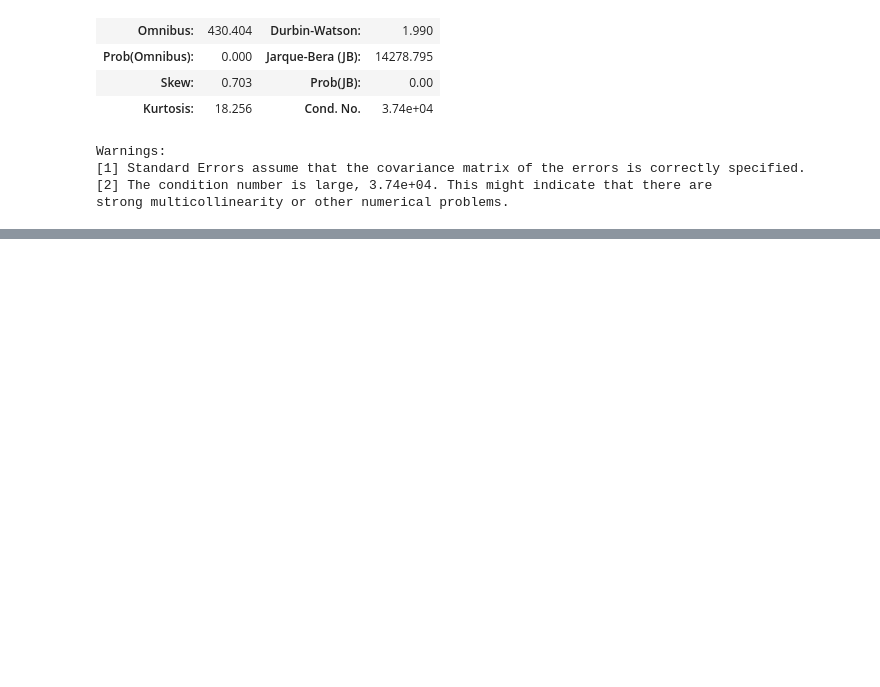
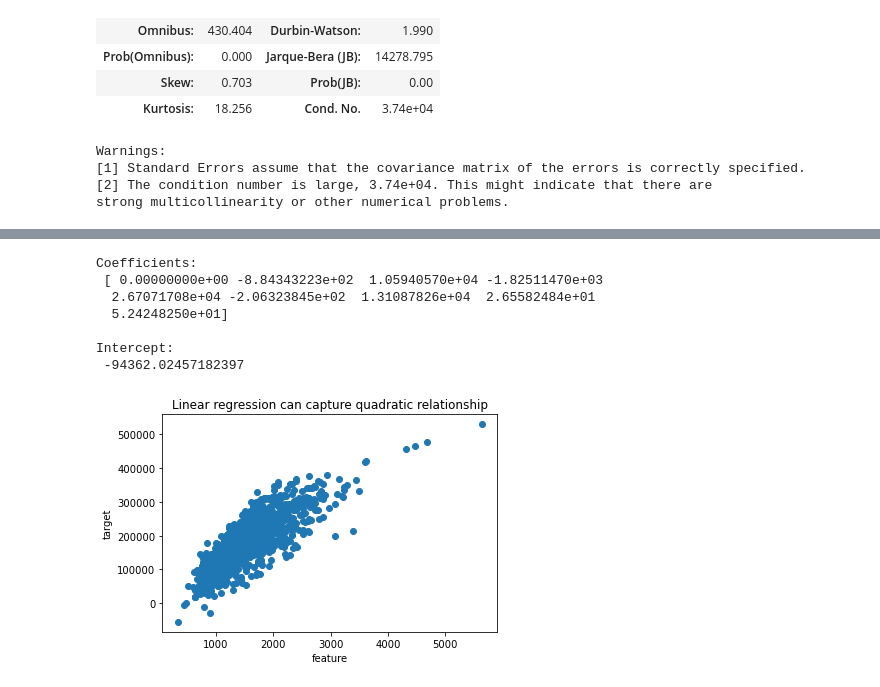
Before and after one commit to FurkanSrtc/DataScience, a Jupyter notebook: Assignments for Regression_Problems/A_02_simple_linear_regression_models.ipynb, the cells around one changed output, grey strips where cells are left out. Cells and saved outputs as stored; diff of their text form; code cells hidden in the pictures; blank space fills up the shorter version.

```diff
--- a/Assignments for Regression_Problems/A_02_simple_linear_regression_models.ipynb
+++ b/Assignments for Regression_Problems/A_02_simple_linear_regression_models.ipynb
@@ -249,0 +260,33 @@ strong multicollinearity or other numerical problems.
+# %%
+
+# we fit a linear regression where target is Y
+# and features are X and X^2
+lrm_example = linear_model.LinearRegression()
+lrm_example.fit(X,Y)
+
+# predictions of the linear regression
+predictions = lrm_example.predict(X)
+
+
+# we print the estimated coefficients
+print('\nCoefficients: \n', lrm_example.coef_)
+print('\nIntercept: \n', lrm_example.intercept_)
+
+# we plot the estimated Y and X
+# the relationship should be quadratic
+plt.scatter(X["GrLivArea"], predictions)
+plt.xlabel("feature")
+plt.ylabel("target")
+plt.title('Linear regression can capture quadratic relationship')
+plt.show()
+
+#df[['Street','CentralAir','Heating',"OverallQual","MSSubClass","GarageCars","GarageArea","GrLivArea"]]
+# %% [output]
+Coefficients:
+ [ 0.00000000e+00 -8.84343223e+02  1.05940570e+04 -1.82511470e+03
+  2.67071708e+04 -2.06323845e+02  1.31087826e+04  2.65582484e+01
+  5.24248250e+01]
+
+Intercept:
+ -94362.02457182397
+[figure, added]
```
Also changed, not shown: parts of 9 cells of this notebook.
